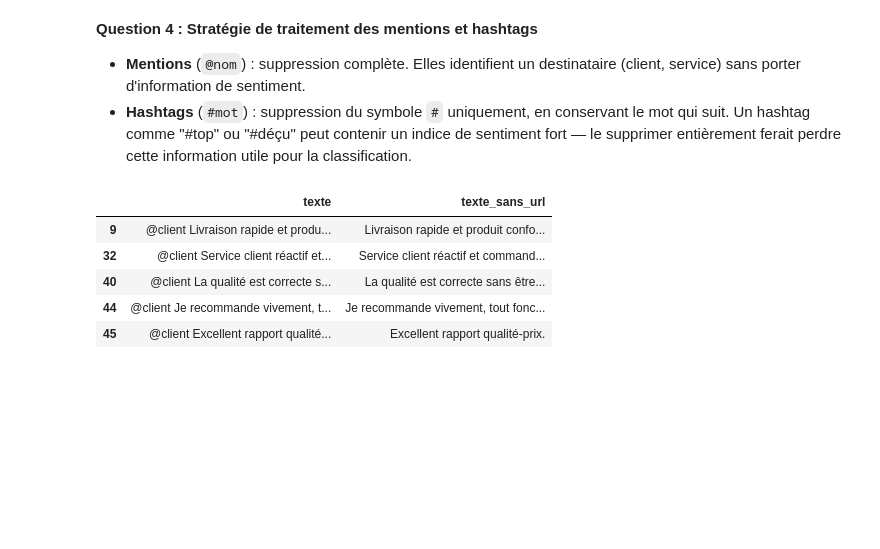
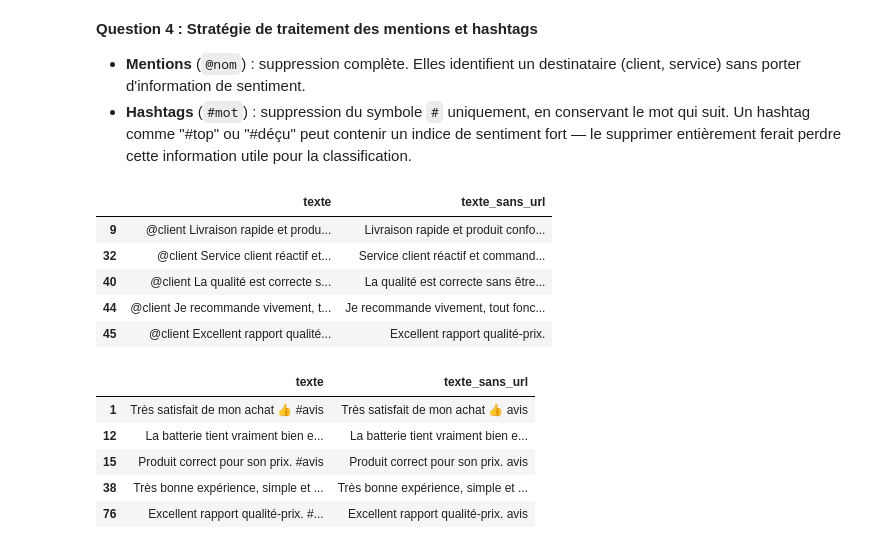
Before and after one commit to Atou-D10/atelier_prepa_donnees_textuelles, a Jupyter notebook: notebooks/atelier_prepa_donnees_textuelles.ipynb, the cells around one changed output. Drawn from its saved outputs; the diff is of its cells as text; code cells hidden in the pictures; blank space fills up the shorter version.

Commit message:
Partie 2 - Q4: traitement des hashtags (symbole retire, mot conserve)

```diff
--- a/notebooks/atelier_prepa_donnees_textuelles.ipynb
+++ b/notebooks/atelier_prepa_donnees_textuelles.ipynb
@@ -430,3 +430,15 @@ df[df['a_mention']][['texte', 'texte_sans_url']].head(5)
 | 40 | @client La qualité est correcte s... | La qualité est correcte sans être... |
 | 44 | @client Je recommande vivement, t... | Je recommande vivement, tout fonc... |
 | 45 | @client Excellent rapport qualité... | Excellent rapport qualité-prix. |
+# %%
+# Partie 2 - Question 4 (hashtags) : Suppression du # uniquement, conservation du mot
+df['texte_sans_url'] = df['texte_sans_url'].str.replace(r'#(\w+)', r'\1', regex=True)
+
+df[df['a_hashtag']][['texte', 'texte_sans_url']].head(5)
+# %% [output]
+|  | texte | texte_sans_url |
+| 1 | Très satisfait de mon achat 👍 #avis | Très satisfait de mon achat 👍 avis |
+| 12 | La batterie tient vraiment bien e... | La batterie tient vraiment bien e... |
+| 15 | Produit correct pour son prix. #avis | Produit correct pour son prix. avis |
+| 38 | Très bonne expérience, simple et ... | Très bonne expérience, simple et ... |
+| 76 | Excellent rapport qualité-prix. #... | Excellent rapport qualité-prix. avis |
```
